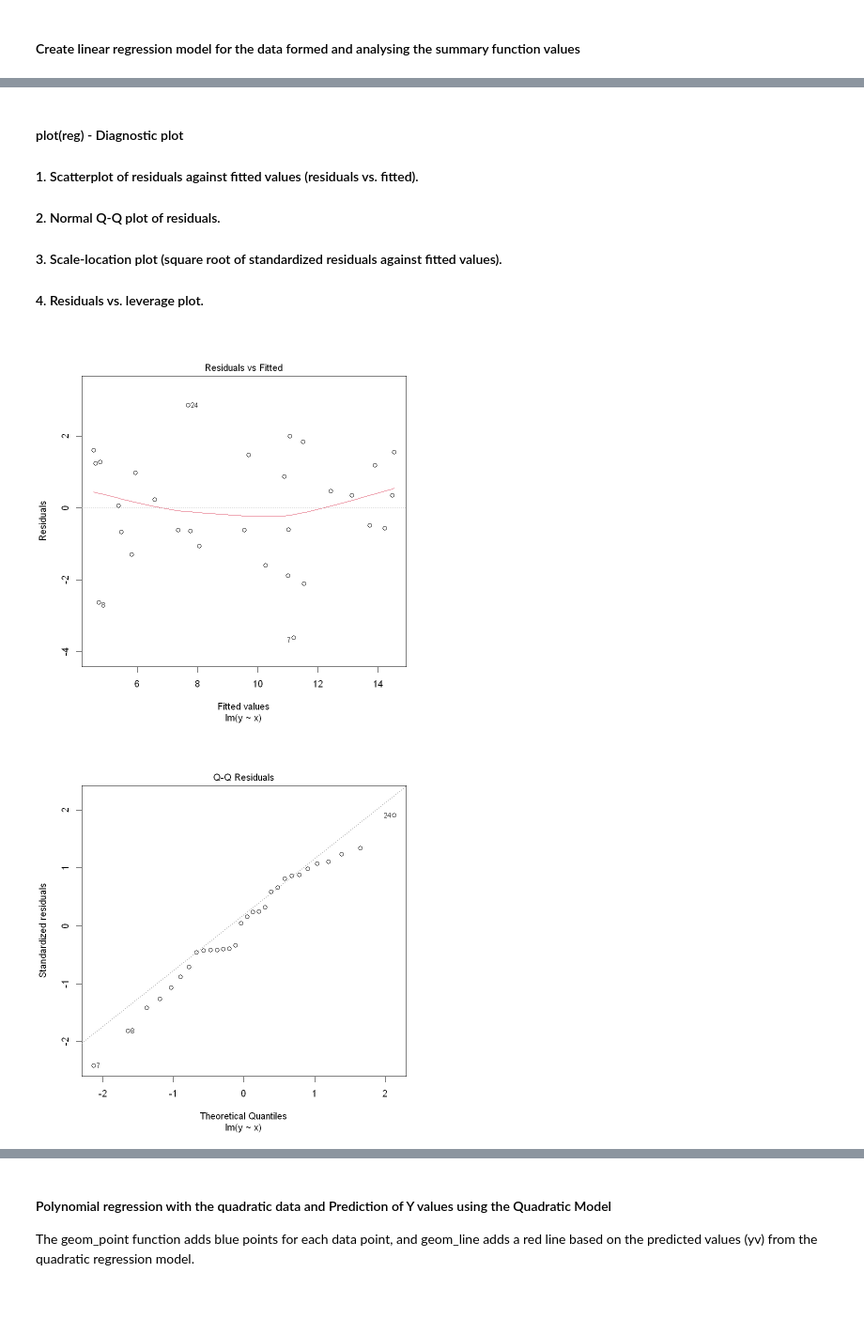
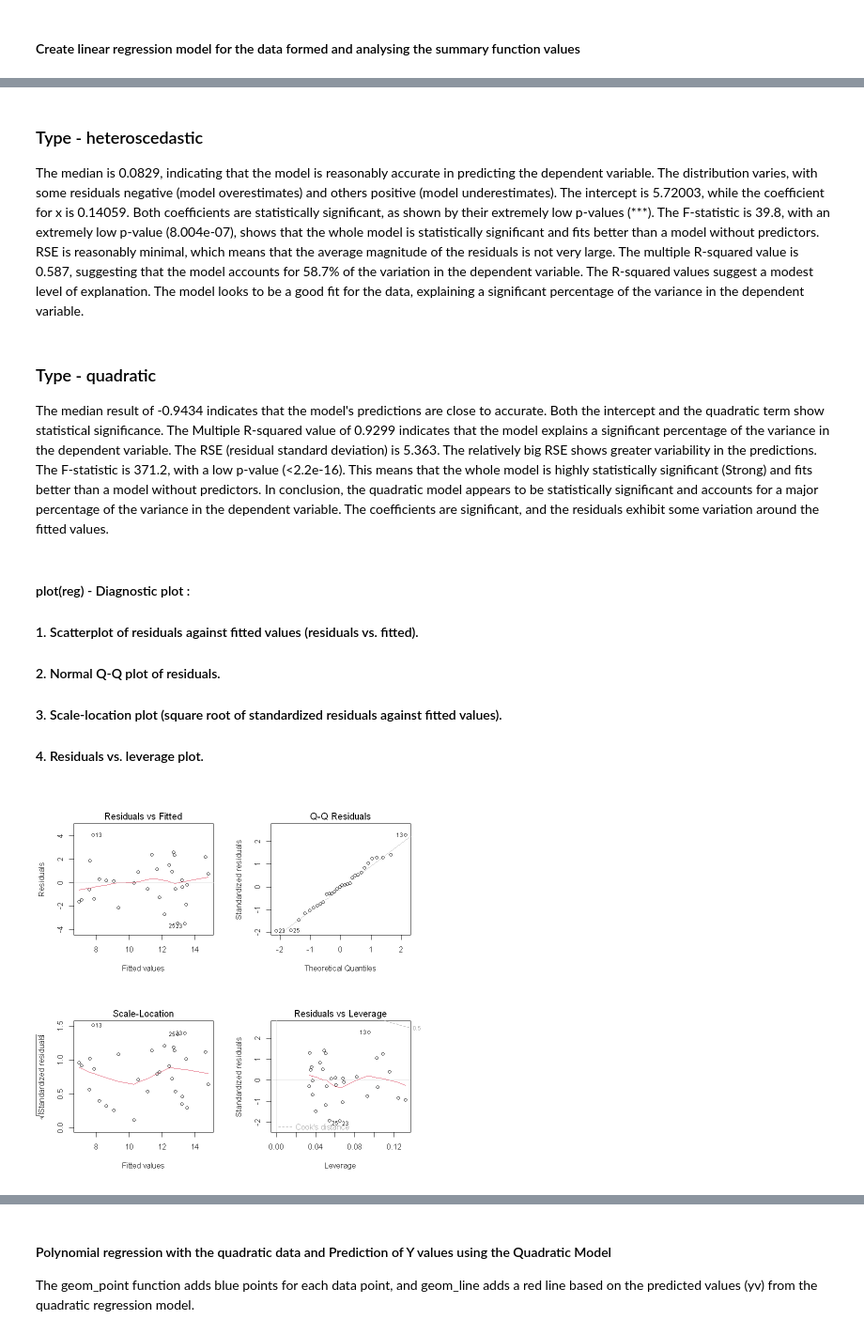
Before and after one commit to JayashriGovindan/SMEV, a Jupyter notebook: code/linear_regression_model_practice.ipynb, the cells around one changed output, grey strips where cells are left out. Shown: that part at 94% size. Drawn from its saved outputs; the diff is of its cells as text; code cells hidden in the pictures; blank space fills up the shorter version.

```diff
--- a/code/linear_regression_model_practice.ipynb
+++ b/code/linear_regression_model_practice.ipynb
@@ -122,13 +129,27 @@ F-statistic: 407.2 on 1 and 28 DF,  p-value: < 2.2e-16
 # %% [markdown]
-#### plot(reg) - Diagnostic plot
-#### 1. Scatterplot of residuals against fitted values (residuals vs. fitted).
-#### 2. Normal Q-Q plot of residuals.
-#### 3. Scale-location plot (square root of standardized residuals against fitted values).
-#### 4. Residuals vs. leverage plot.
+### Type - heteroscedastic
+The median is 0.0829, indicating that the model is reasonably accurate in predicting the dependent variable. The distribution varies, with some residuals negative (model overestimates) and others positive (model underestimates).
+The intercept is 5.72003, while the coefficient for x is 0.14059.
+Both coefficients are statistically significant, as shown by their extremely low p-values (***).
+The F-statistic is 39.8, with an extremely low p-value (8.004e-07), shows that the whole model is statistically significant and fits better than a model without predictors.
+RSE is reasonably minimal, which means that the average magnitude of the residuals is not very large.
+The multiple R-squared value is 0.587, suggesting that the model accounts for 58.7% of the variation in the dependent variable. The R-squared values suggest a modest level of explanation. The model looks to be a good fit for the data, explaining a significant percentage of the variance in the dependent variable.
+# %% [markdown]
+### Type - quadratic
+The median result of -0.9434 indicates that the model's predictions are close to accurate.  Both the intercept and the quadratic term show statistical significance.
+The Multiple R-squared value of 0.9299 indicates that the model explains a significant percentage of the variance in the dependent variable.
+The RSE (residual standard deviation) is 5.363. The relatively big RSE shows greater variability in the predictions. The F-statistic is 371.2, with a low p-value (<2.2e-16).
+This means that the whole model is highly statistically significant (Strong) and fits better than a model without predictors.
+In conclusion, the quadratic model appears to be statistically significant and accounts for a major percentage of the variance in the dependent variable. The coefficients are significant, and the residuals exhibit some variation around the fitted values.
+# %% [markdown]
+#### plot(reg) - Diagnostic plot :
+#### 1. Scatterplot of residuals against fitted values (residuals vs. fitted).
+#### 2. Normal Q-Q plot of residuals.
+#### 3. Scale-location plot (square root of standardized residuals against fitted values).
+#### 4. Residuals vs. leverage plot.
 # %%
 reg <- lm(data=df[df$type=="homoscedastic",],y~x)
-par(mfrow=c(1,1));
+par(mfrow=c(2,2));
 plot(reg);
 # %% [output]
-[figure, old version]
+[figure, new version]
-[figure, removed]
```
Also changed, not shown: parts of 12 cells of this notebook, 4 other files.
